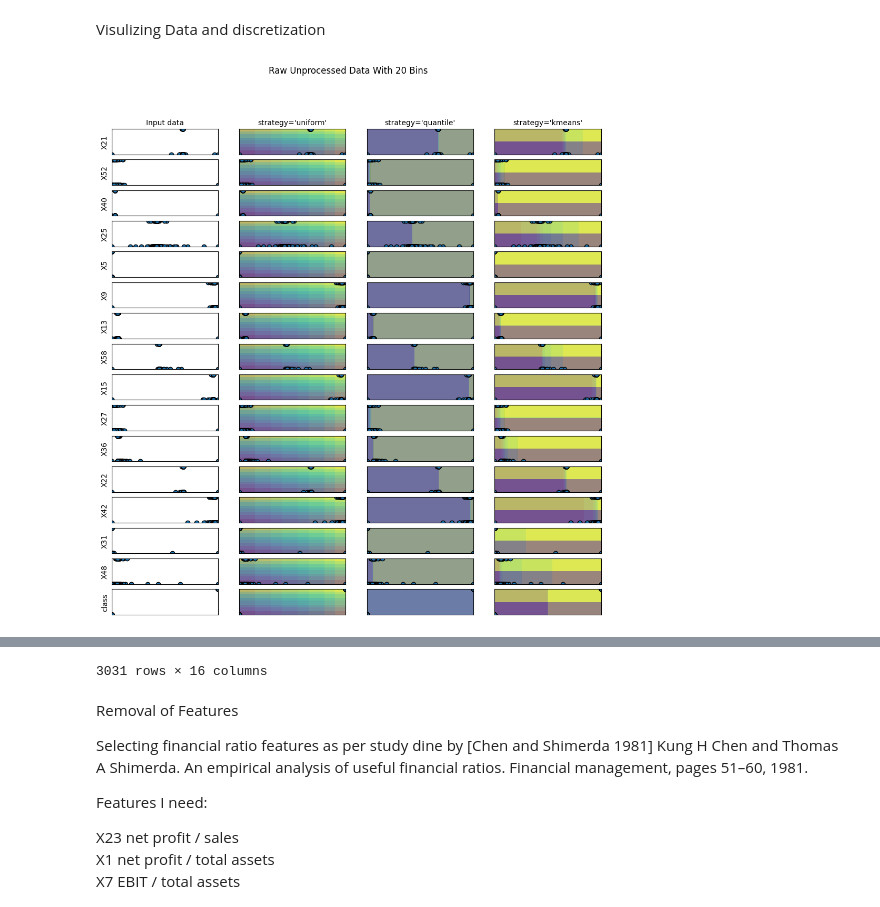
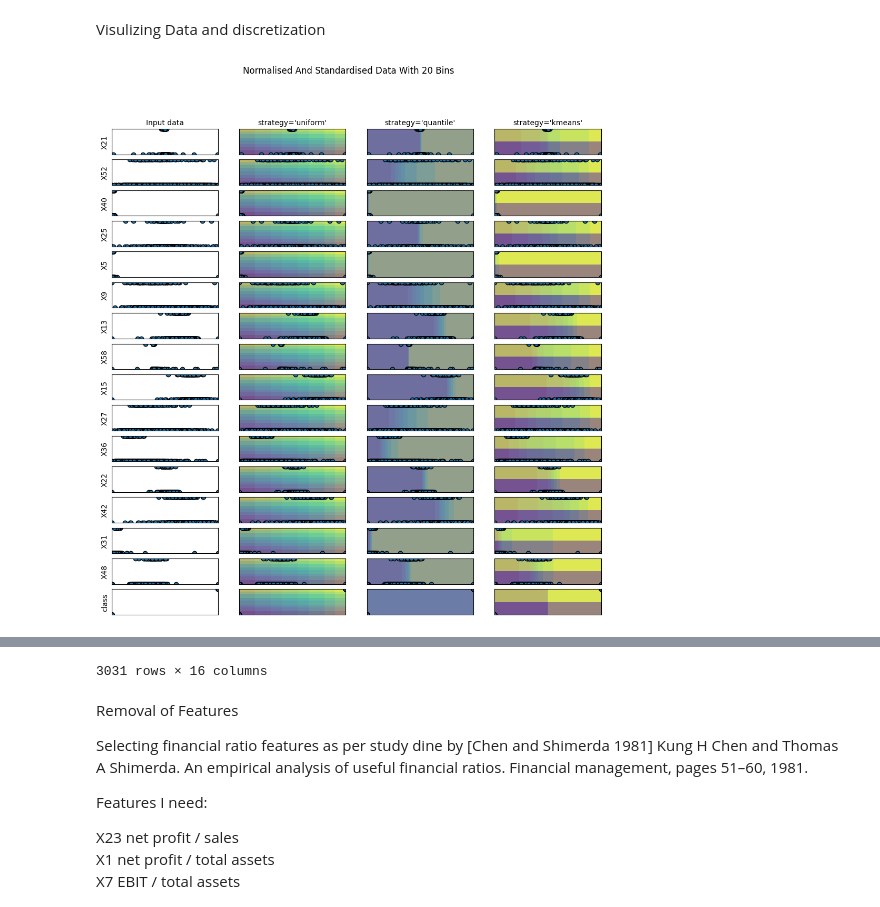
Before and after one commit to Zach-schwark/PGM_Assignment, a Jupyter notebook: data.ipynb, the cells around one changed output, grey strips where cells are left out. Drawn from its saved outputs; the diff is of its cells as text; code cells hidden in the pictures.

Commit message:
add png graphs

```diff
--- a/data.ipynb
+++ b/data.ipynb
@@ -227,25 +227,25 @@ most_common_attributes_4years_raw = ['Attr21','Attr52', 'Attr40', 'Attr25', 'Att
 most_common_attributes_raw = ['Attr21','Attr52', 'Attr40', 'Attr25', 'Attr5', 'Attr9', 'Attr13', 'Attr58', 'Attr15', 'Attr27', 'Attr36', 'Attr22', 'Attr42', 'Attr31', 'Attr48', 'Attr32', 'Attr57', 'Attr12', 'Attr35', 'Attr6', 'Attr53', 'Attr16', 'Attr11', 'Attr55', 'Attr14', 'Attr29', 'Attr41','class']
 most_common_attributes = ['X21','X52', 'X40', 'X25', 'X5', 'X9', 'X13', 'X58', 'X15', 'X27', 'X36', 'X22', 'X42', 'X31', 'X48', 'X32', 'X57', 'X12', 'X35', 'X6', 'X53', 'X16', 'X11', 'X55', 'X14', 'X29', 'X41','class']
 
-for attribute in data.columns.values.tolist():
-    if attribute not in most_common_attributes_4years_raw:
-        del data[attribute]
+for attribute in normalised_StandardisedData.columns.values.tolist():
+    if attribute not in most_common_attributes_4years:
+        del normalised_StandardisedData[attribute]
 
 
 figure = plt.figure(figsize=(12,12))
-figure.suptitle("Raw Unprocessed Data With 20 Bins")
+figure.suptitle("Normalised And Standardised Data With 20 Bins")
 i = 1
 
 
-for ds_cnt, col in enumerate(data.columns.values.tolist()):
-    ax = plt.subplot(len(data.columns.values.tolist()), len(strategies) + 1, i)
-    ax.scatter(data[col], data['class'], edgecolors="k")
+for ds_cnt, col in enumerate(normalised_StandardisedData.columns.values.tolist()):
+    ax = plt.subplot(len(normalised_StandardisedData.columns.values.tolist()), len(strategies) + 1, i)
+    ax.scatter(normalised_StandardisedData[col], normalised_StandardisedData['class'], edgecolors="k")
     if ds_cnt == 0:
         ax.set_title("Input data", size=10)
 
     xx, yy = np.meshgrid(
-        np.linspace(data[col].min(), data[col].max(), 300),
-        np.linspace(data['class'].min(), data['class'].max(), 300),
+        np.linspace(normalised_StandardisedData[col].min(), normalised_StandardisedData[col].max(), 300),
+        np.linspace(normalised_StandardisedData['class'].min(), normalised_StandardisedData['class'].max(), 300),
     )
     grid = np.c_[xx.ravel(), yy.ravel()]
 
@@ -261,38 +261,38 @@ for ds_cnt, col in enumerate(data.columns.values.tolist()):
     i += 1
     # transform the dataset with KBinsDiscretizer
     for strategy in strategies:
         enc = preprocessing.KBinsDiscretizer(
             n_bins=20, encode="ordinal", strategy=strategy, subsample=200_000
         )
 
-        enc.fit(np.transpose(np.array([data[col],data['class']])))
+        enc.fit(np.transpose(np.array([normalised_StandardisedData[col],normalised_StandardisedData['class']])))
         grid_encoded = enc.transform(grid)
 
-        ax = plt.subplot(len(data.columns.values.tolist()), len(strategies) + 1, i)
+        ax = plt.subplot(len(normalised_StandardisedData.columns.values.tolist()), len(strategies) + 1, i)
 
         # horizontal stripes
         horizontal = grid_encoded[:, 0].reshape(xx.shape)
         ax.contourf(xx, yy, horizontal, alpha=0.5)
 
         # vertical stripes
         vertical = grid_encoded[:, 1].reshape(xx.shape)
         ax.contourf(xx, yy, vertical, alpha=0.5)
 
-        ax.scatter(data[col], data['class'], edgecolors="k")
+        ax.scatter(normalised_StandardisedData[col], normalised_StandardisedData['class'], edgecolors="k")
         ax.set_xlim(xx.min(), xx.max())
         ax.set_ylim(yy.min(), yy.max())
         ax.set_xticks(())
         ax.set_yticks(())
         if ds_cnt == 0:
             ax.set_title("strategy='%s'" % (strategy,), size=10)
 
         i += 1
 
 plt.show()
-figure.savefig("RawUnprocessed_20bins.pdf",format='pdf')
+figure.savefig("NormalisedAndStandardised_20bins.png",format='png')
 normalised_StandardisedData
 # %% [output]
-[figure, old version]
+[figure, new version]
 |  | X5 | X9 | X13 | X15 | X21 | X22 | X25 | X27 | X31 | X36 | X40 | ... |
 | 0 | -0.008993 | -0.071207 | -0.005674 | -0.013025 | -0.006185 | 0.059309 | -0.009921 | -0.008280 | 0.015349 | -0.047712 | -0.037802 | ... |
 | 4 | 0.000491 | 0.031954 | -0.005818 | 0.000349 | -0.006378 | -0.001865 | 0.005459 | -0.007550 | 0.006861 | -0.031833 | -0.043665 | ... |
```
Also changed, not shown: 2 other files.
